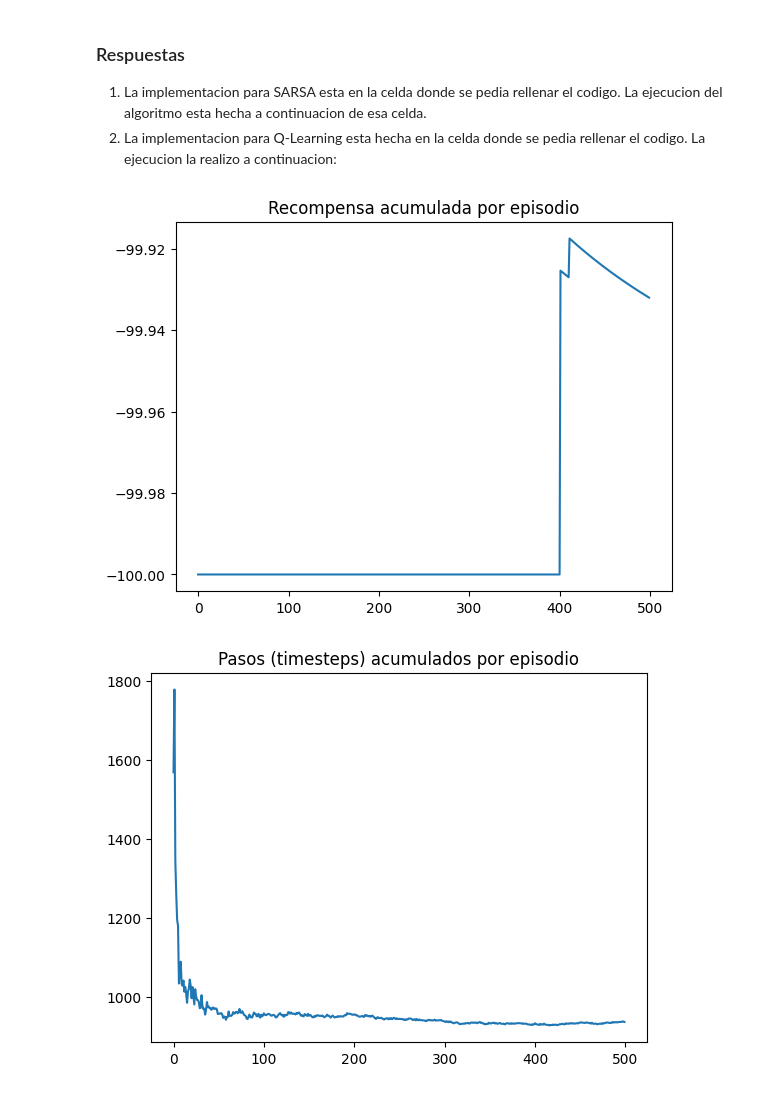
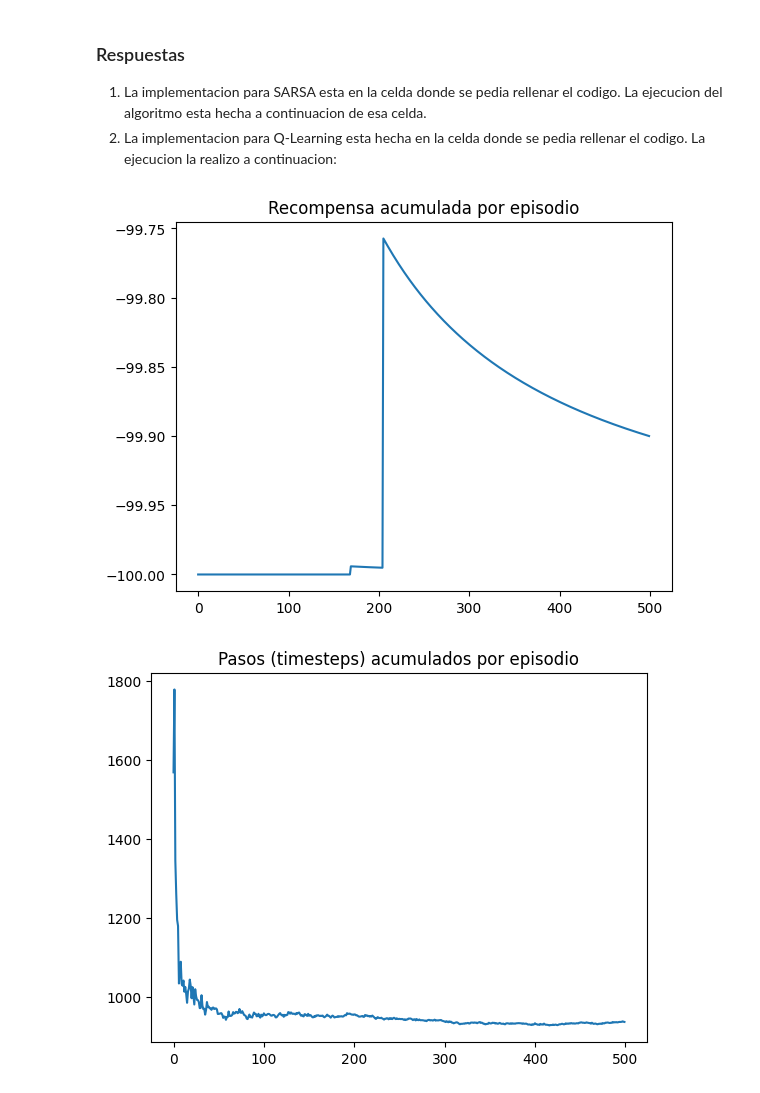
Before and after one commit to wilmays10/practico-aprendizaje-por-refuerzos2023, a Jupyter notebook: lab_1_intro_rl_skrundz.ipynb, the cells around one changed output. Saved outputs shown, nothing was run; the diff lists cells and outputs as text; code cells hidden in the pictures.

```diff
--- a/lab_1_intro_rl_skrundz.ipynb
+++ b/lab_1_intro_rl_skrundz.ipynb
@@ -572,36 +572,36 @@ q = {}
 
 # definimos sus híper-parámetros básicos
 hyperparameters = {
-    "alpha": 0.5,
+    "alpha": 0.9,
     "gamma": 1,
     "epsilon": 0.1,
     "tau": 25,
 }
 
 learning_function = learn_Q_learning
 episodes_to_run = 500
 
 env = gym.make("CliffWalking-v0")
 actions = range(env.action_space.n)
 
 # se declara una semilla aleatoria
 random_state = np.random.RandomState(42)
 
 #ejecutamos el agente
 avg_steps_per_episode, timesteps_ep, reward_ep = run(
     learning_function,
     hyperparameters,
     episodes_to_run,
     env,
     actions,
     q,
     random_state
 )
 
 # grafico de recompensa acumulada por episodio
 plot_reward_per_episode(reward_ep)
 # %% [output]
-[figure, old version]
+[figure, new version]
 # %%
 # Pasos acumulador por episodio
 plot_steps_per_episode_smooth(timesteps_ep)
```
Also changed, not shown: parts of 9 cells of this notebook, 2 other files.
